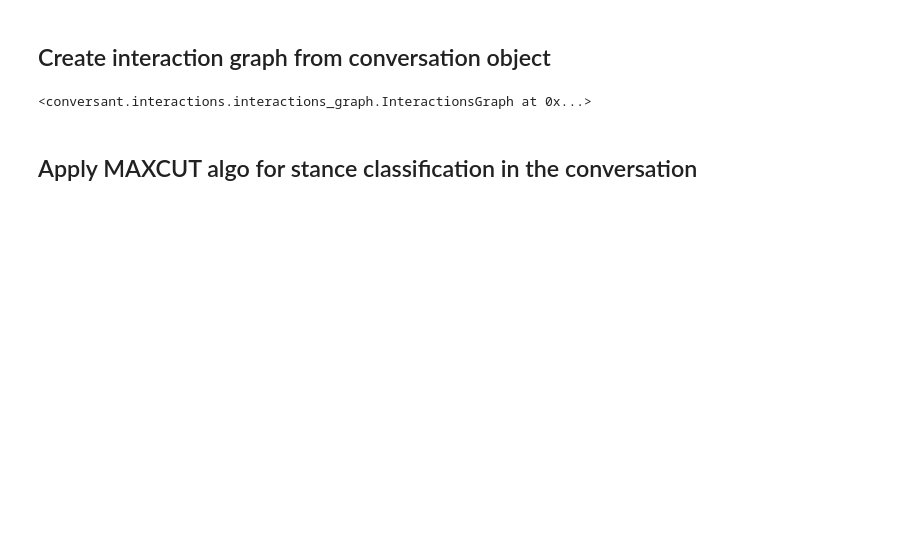
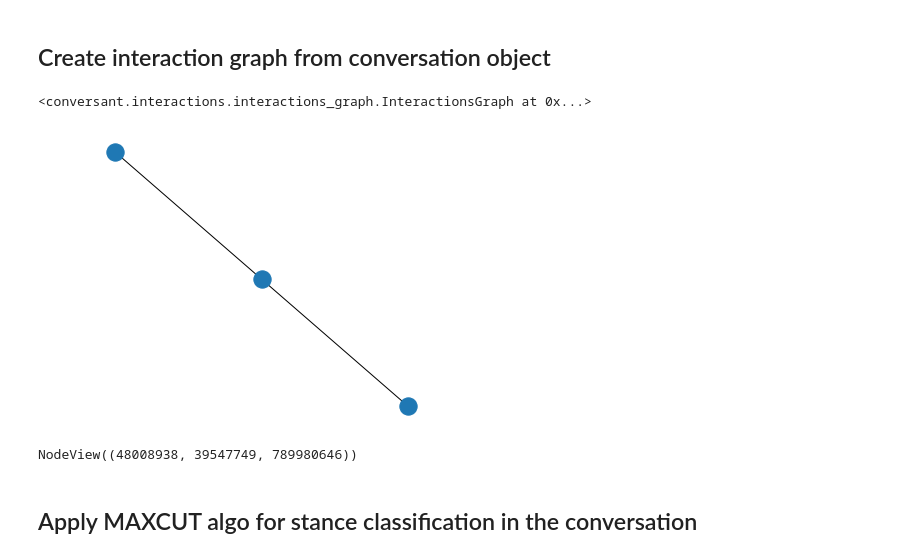
Before and after one commit to NasLabBgu/STEM, a Jupyter notebook: Examples/Twitter_Stance_Classification.ipynb, the cells around one changed output. Drawn from its saved outputs; the diff is of its cells as text; code cells hidden in the pictures; blank space fills up the shorter version.

```diff
--- a/Examples/Twitter_Stance_Classification.ipynb
+++ b/Examples/Twitter_Stance_Classification.ipynb
@@ -84,6 +84,8 @@ sample.head()
 | 3 | 2020-06-21 21:09:35+00:00 | 1274811728296017928 | @ylecun Train it on the *WHOLE* A... | 144553035 | 1274782757907030016 | 1274782757907030016 | ... |
 | 4 | 2020-06-21 19:14:28+00:00 | 1274782757907030016 | ML systems are biased when data i... | 48008938 | 1274782757907030016 | nan | ... |
 | 5 | 2020-06-21 19:46:20+00:00 | 1274790777516961792 | @ArcusCoTangens Not so much ML re... | 48008938 | 1274782757907030016 | 1274784988983169025 | ... |
+# %%
+important_id = 1274816558519418880
 # %% [markdown]
 Single conversation parsing
 # %%
@@ -125,3 +126,6 @@ len(conversation.participants)
 len(list(conversation.iter_conversation()))
 # %% [output]
 247
+# %%
+subtree = [node for node in conversation.root.children if node.node_id == str(important_id)][0]
+print(repr(subtree))
@@ -127,0 +134,4 @@ len(list(conversation.iter_conversation()))
+# %%
+from conversant.conversation.conversation import Conversation
+sub_conv = Conversation(subtree)
+sub_conv.size
@@ -132,11 +144,20 @@ from conversant.interactions.reply_interactions_parser import get_reply_interact
 
 reply_interactions_parser = get_reply_interactions_parser()
 
-interaction_graph = reply_interactions_parser.parse(conversation)
+interaction_graph = reply_interactions_parser.parse(sub_conv)
 # %%
 interaction_graph.get_core_interactions(inplace=True)
 # %% [output]
 <conversant.interactions.interactions_graph.InteractionsGraph at 0x...>
+# %%
+layout = nx.spring_layout(interaction_graph.graph)
+nx.draw(interaction_graph.graph, layout)
+# %% [output]
+[figure, added]
+# %%
+interaction_graph.graph.nodes
+# %% [output]
+NodeView((48008938, 39547749, 789980646))
 # %% [markdown]
 
 ## Apply MAXCUT algo for stance classification in the conversation
```
Also changed, not shown: parts of 9 cells of this notebook, 2 other files.
